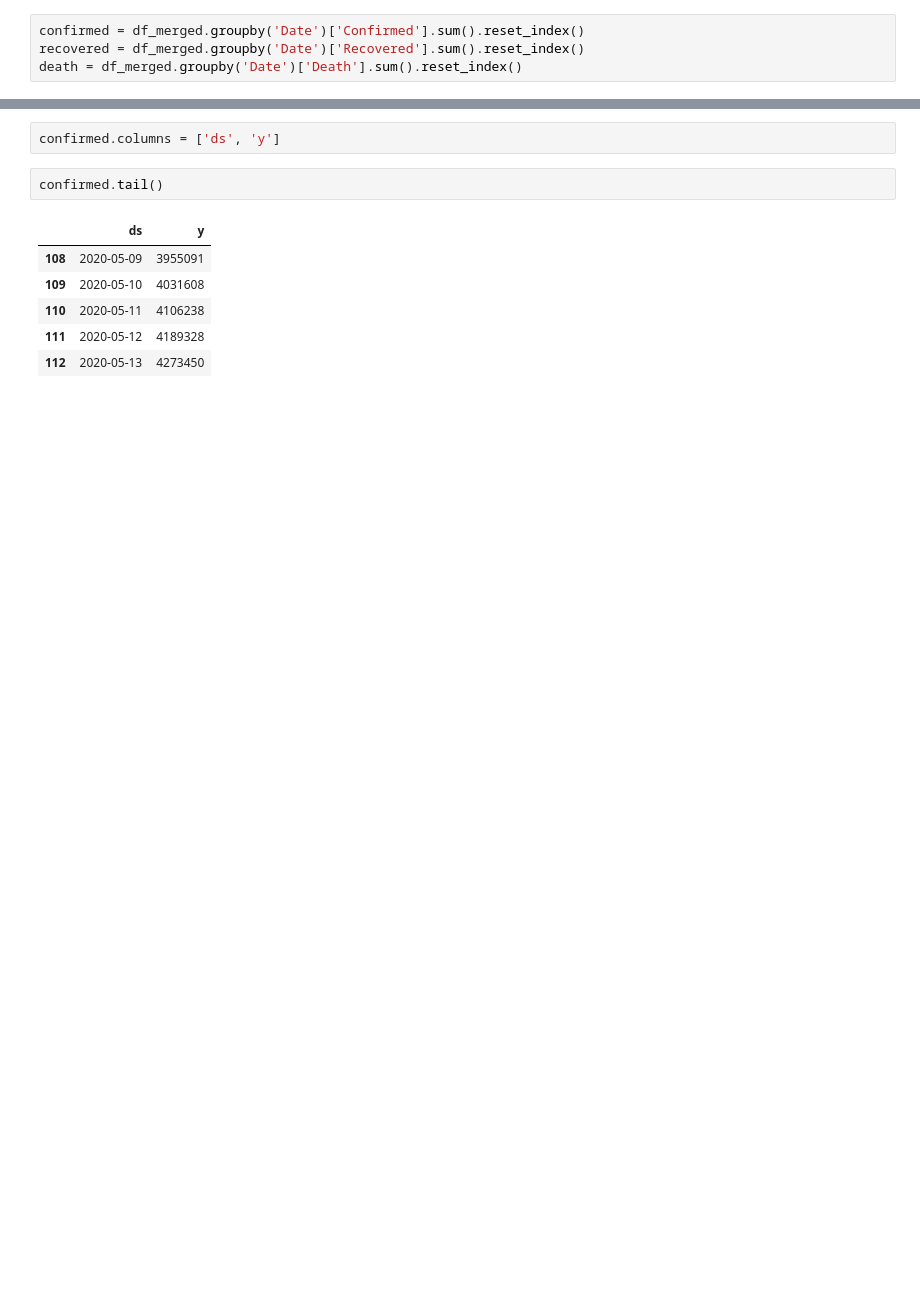
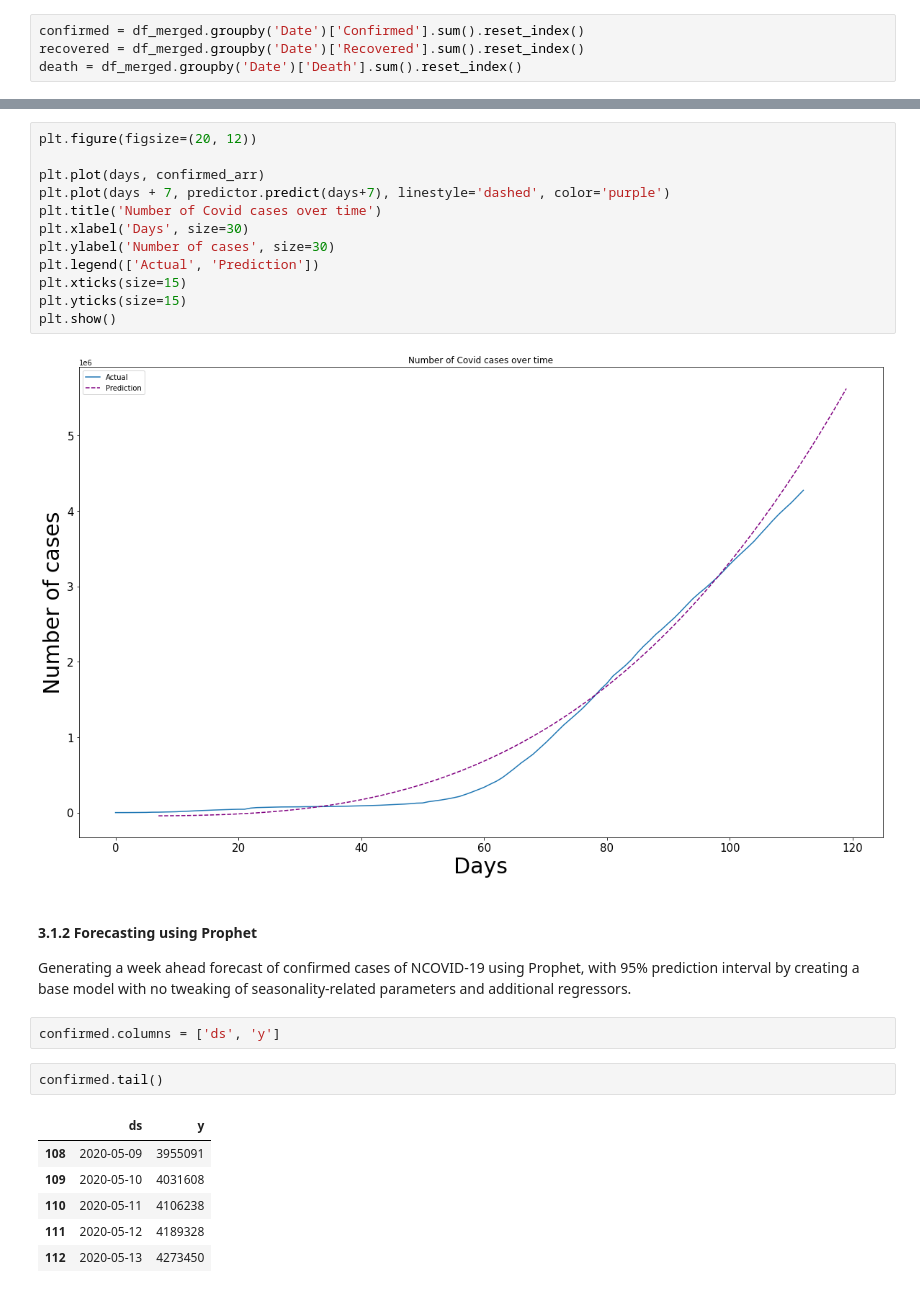
Before and after one commit to manastahir/Analysis-of-Covid-19-situation-in-Pakistan, a Jupyter notebook: Notebook.ipynb, the cells around one changed output, grey strips where cells are left out. Drawn from its saved outputs; the diff is of its cells as text; blank space fills up the shorter version.

```diff
--- a/Notebook.ipynb
+++ b/Notebook.ipynb
@@ -300,3 +374,21 @@ death = df_merged.groupby('Date')['Death'].sum().reset_index()
+# %%
+plt.figure(figsize=(20, 12))
+
+plt.plot(days, confirmed_arr)
+plt.plot(days + 7, predictor.predict(days+7), linestyle='dashed', color='purple')
+plt.title('Number of Covid cases over time')
+plt.xlabel('Days', size=30)
+plt.ylabel('Number of cases', size=30)
+plt.legend(['Actual', 'Prediction'])
+plt.xticks(size=15)
+plt.yticks(size=15)
+plt.show()
+# %% [output]
+[figure, added]
+# %% [markdown]
+#### 3.1.2 Forecasting  using Prophet
+
+Generating a week ahead forecast of confirmed cases of NCOVID-19 using Prophet, with 95% prediction interval by creating a base model with no tweaking of seasonality-related parameters and additional regressors.
 # %%
 confirmed.columns = ['ds', 'y']
 # %%
```
Also changed, not shown: parts of 13 cells of this notebook, 1 other file.
